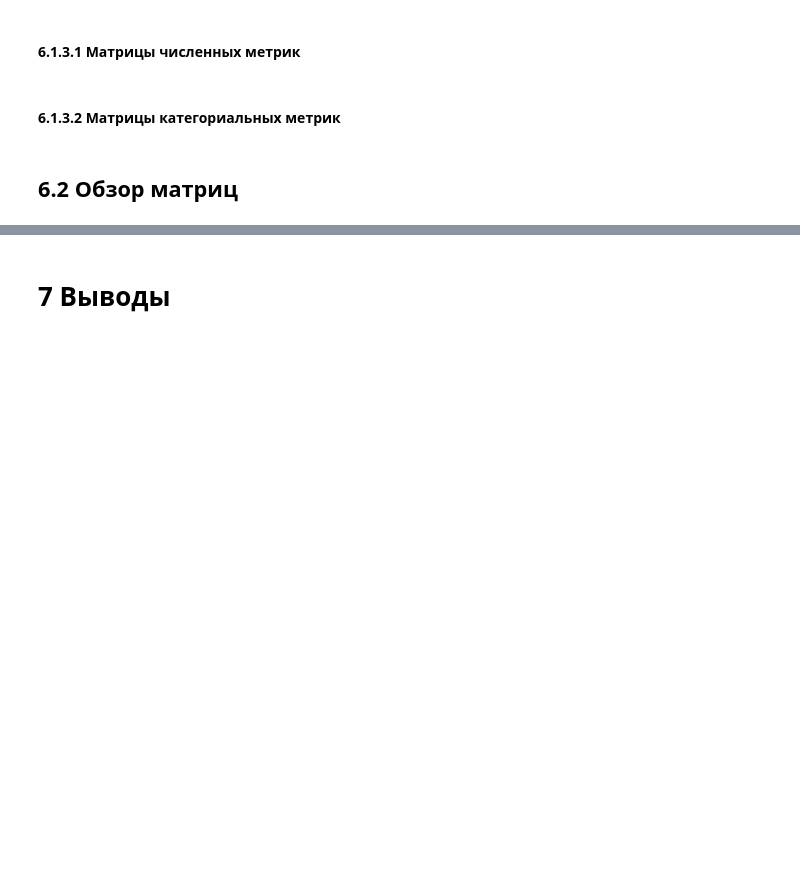
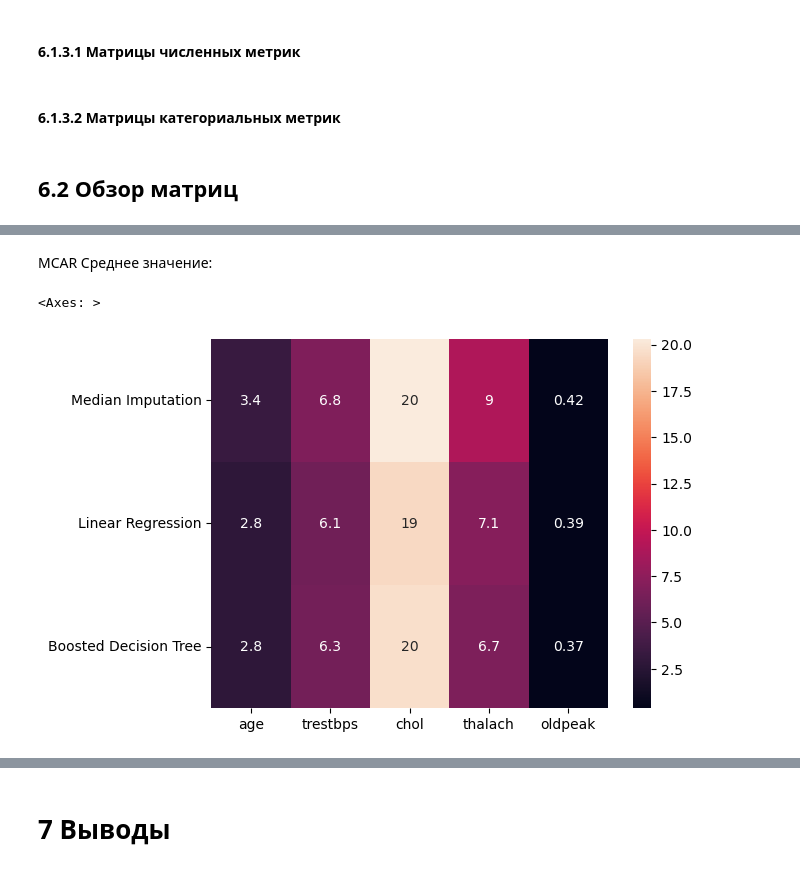
Before and after one commit to ngumbk/grad_missing_imputation, a Jupyter notebook: Research Notebooks/Data_research.ipynb, the cells around one changed output, grey strips where cells are left out. Saved outputs shown, nothing was run; the diff lists cells and outputs as text; code cells hidden in the pictures; blank space fills up the shorter version.

```diff
--- a/Research Notebooks/Data_research.ipynb
+++ b/Research Notebooks/Data_research.ipynb
@@ -1366,0 +1388,7 @@ metrics_MNAR25_cat = make_cat_metrics_matrix(cchd_data, 'cchd_data', 'MNAR', 25,
+# %% [markdown]
+MCAR Среднее значение:
+# %%
+sns.heatmap((metrics_MCAR5_num + metrics_MCAR15_num + metrics_MCAR25_num) / 3, annot=True)
+# %% [output]
+<Axes: >
+[figure, added]
```
Also changed, not shown: parts of 32 cells of this notebook.
